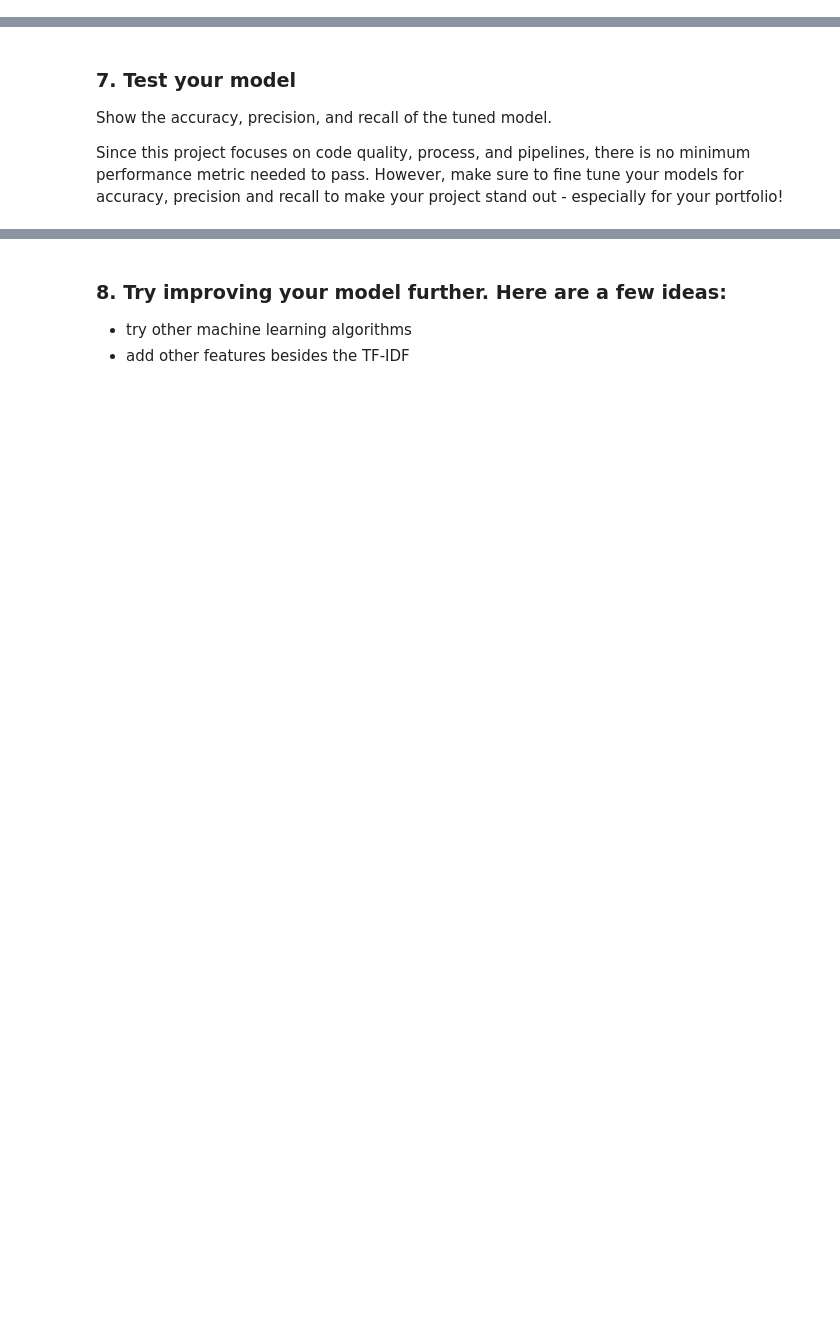
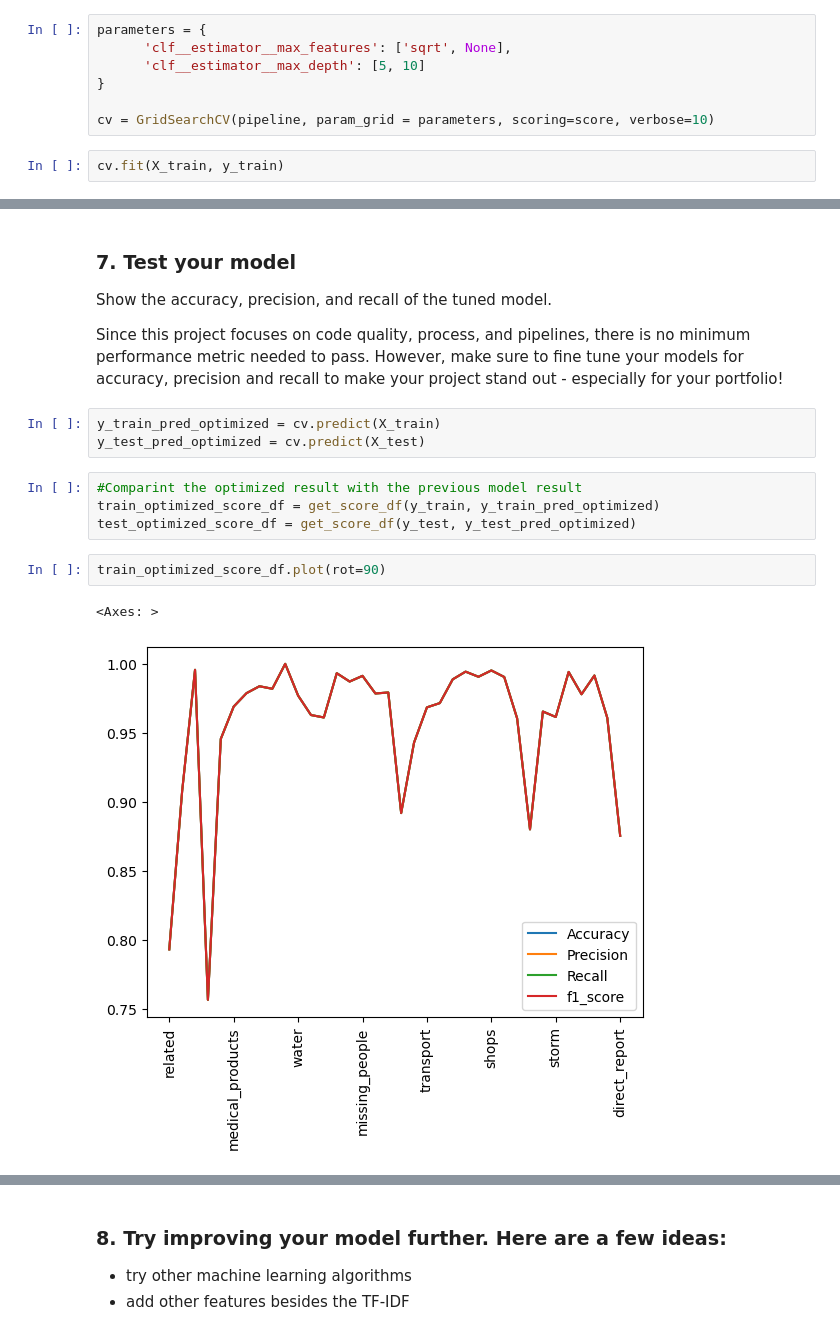
Before and after one commit to michael3770/Udacity-Data-Science-Nanodegree-Projects, a Jupyter notebook: Disaster Response/Preparation/ML Pipeline Preparation.ipynb, the cells around one changed output, grey strips where cells are left out. Cells and saved outputs as stored; diff of their text form; blank space fills up the shorter version.

```diff
--- a/Disaster Response/Preparation/ML Pipeline Preparation.ipynb
+++ b/Disaster Response/Preparation/ML Pipeline Preparation.ipynb
@@ -146,0 +262,9 @@ cv =
+# %%
+parameters = {
+      'clf__estimator__max_features': ['sqrt', None],
+      'clf__estimator__max_depth': [5, 10]
+}
+
+cv = GridSearchCV(pipeline, param_grid = parameters, scoring=score, verbose=10)
+# %%
+cv.fit(X_train, y_train)
@@ -149,3 +299,15 @@ cv =
 Show the accuracy, precision, and recall of the tuned model.
 
 Since this project focuses on code quality, process, and  pipelines, there is no minimum performance metric needed to pass. However, make sure to fine tune your models for accuracy, precision and recall to make your project stand out - especially for your portfolio!
+# %%
+y_train_pred_optimized = cv.predict(X_train)
+y_test_pred_optimized = cv.predict(X_test)
+# %%
+#Comparint the optimized result with the previous model result
+train_optimized_score_df = get_score_df(y_train, y_train_pred_optimized)
+test_optimized_score_df = get_score_df(y_test, y_test_pred_optimized)
+# %%
+train_optimized_score_df.plot(rot=90)
+# %% [output]
+<Axes: >
+[figure, added]
```
Also changed, not shown: parts of 29 cells of this notebook, 1 other file.
